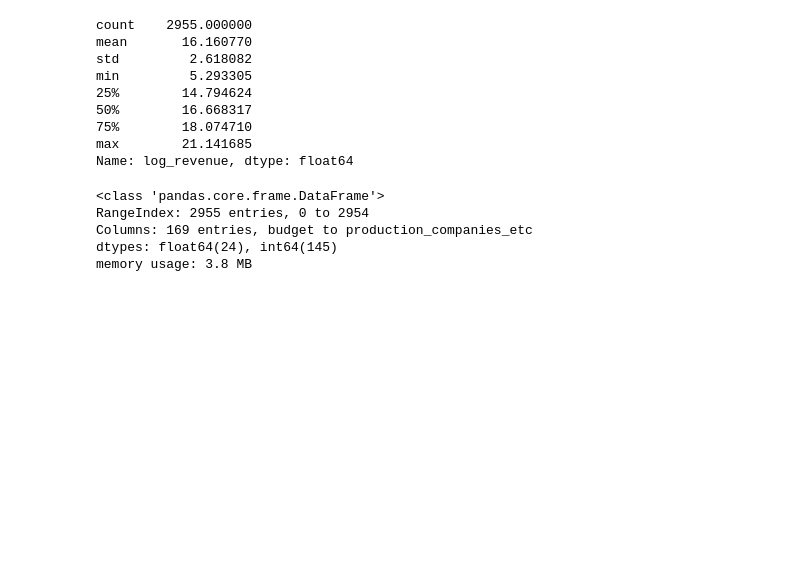
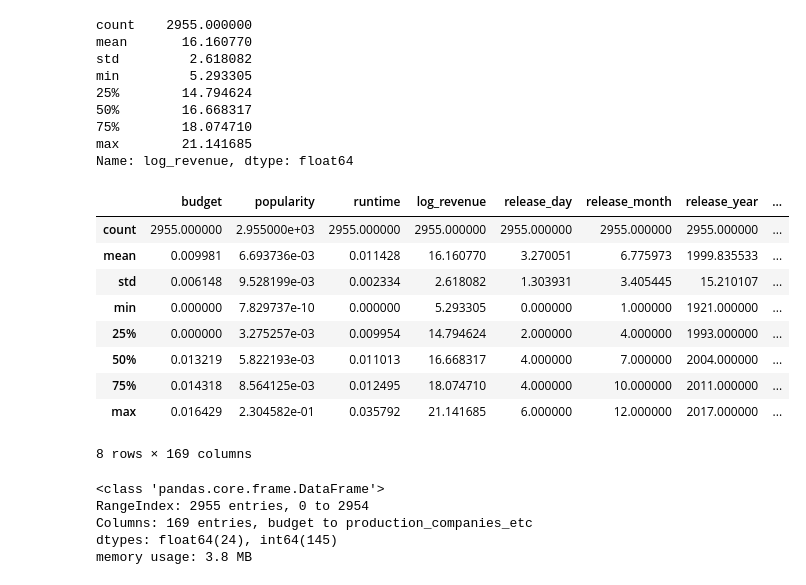
Before and after one commit to Page0526/machine-learning-project, a Jupyter notebook: models/movie-revenue-prediction.ipynb, the cells around one changed output. Drawn from its saved outputs; the diff is of its cells as text; code cells hidden in the pictures; blank space fills up the shorter version.

```diff
--- a/models/movie-revenue-prediction.ipynb
+++ b/models/movie-revenue-prediction.ipynb
@@ -67,6 +67,19 @@ min         5.293305
 75%        18.074710
 max        21.141685
 Name: log_revenue, dtype: float64
+# %%
+train_data.describe()
+# %% [output]
+|  | budget | popularity | runtime | log_revenue | release_day | release_month | release_year | ... |
+| count | 2955.000000 | 2.955000e+03 | 2955.000000 | 2955.000000 | 2955.000000 | 2955.000000 | 2955.000000 | ... |
+| mean | 0.009981 | 6.693736e-03 | 0.011428 | 16.160770 | 3.270051 | 6.775973 | 1999.835533 | ... |
+| std | 0.006148 | 9.528199e-03 | 0.002334 | 2.618082 | 1.303931 | 3.405445 | 15.210107 | ... |
+| min | 0.000000 | 7.829737e-10 | 0.000000 | 5.293305 | 0.000000 | 1.000000 | 1921.000000 | ... |
+| 25% | 0.000000 | 3.275257e-03 | 0.009954 | 14.794624 | 2.000000 | 4.000000 | 1993.000000 | ... |
+| 50% | 0.013219 | 5.822193e-03 | 0.011013 | 16.668317 | 4.000000 | 7.000000 | 2004.000000 | ... |
+| 75% | 0.014318 | 8.564125e-03 | 0.012495 | 18.074710 | 4.000000 | 10.000000 | 2011.000000 | ... |
+| max | 0.016429 | 2.304582e-01 | 0.035792 | 21.141685 | 6.000000 | 12.000000 | 2017.000000 | ... |
+8 rows × 169 columns
 # %%
 train_data.info()
 # %% [output]
```
Also changed, not shown: parts of 24 cells of this notebook, 1 other file.
